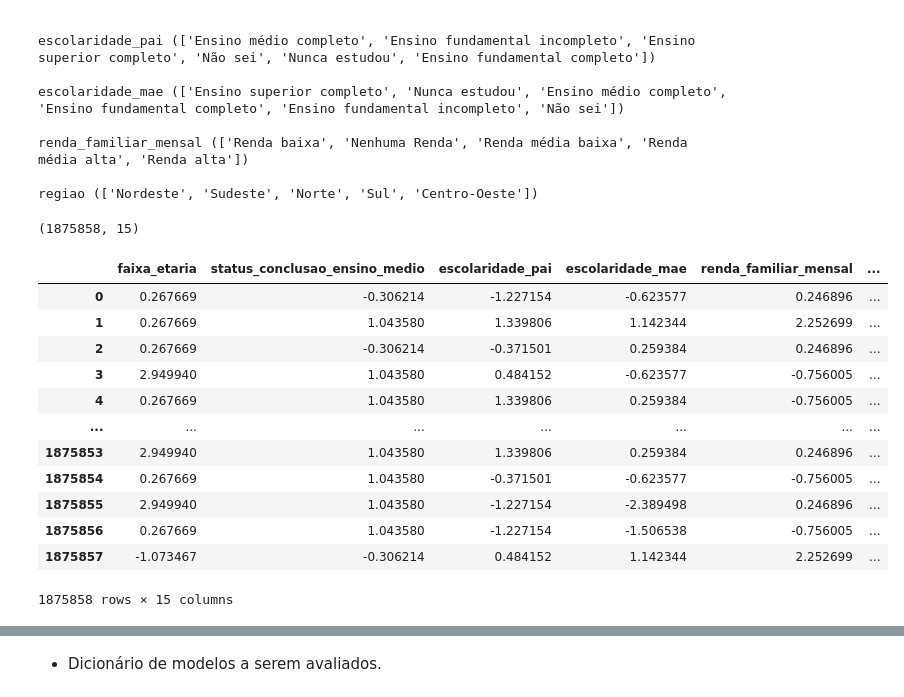
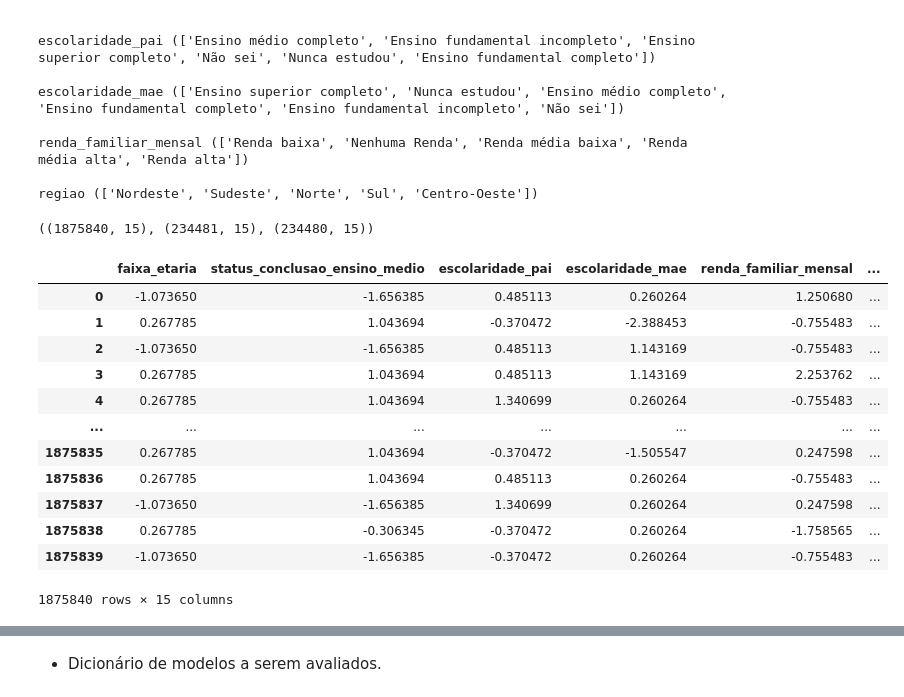
Before and after one commit to allmeidaapedro/Enem-Analysis, a Jupyter notebook: notebooks/3_modelling_desempenho.ipynb, the cells around one changed output, grey strips where cells are left out. Cells and saved outputs as stored; diff of their text form; code cells hidden in the pictures.

Commit message:
Finaliza a modelagem de notas

```diff
--- a/notebooks/3_modelling_desempenho.ipynb
+++ b/notebooks/3_modelling_desempenho.ipynb
@@ -215,0 +222,3 @@ clean_df['regiao'] = clean_df['uf_prova'].apply(define_regions)
+# %%
+clean_df = clean_df.loc[~(clean_df['nota_geral'] == 0)]
+clean_df.shape
@@ -370,6 +384,11 @@ esc_pai_mode = X_train['escolaridade_pai'].mode()[0]
 X_train['escolaridade_mae'] = X_train['escolaridade_mae'].replace(to_replace={'Não sei': esc_mae_mode})
 X_train['escolaridade_pai'] = X_train['escolaridade_pai'].replace(to_replace={'Não sei': esc_pai_mode})
 
+X_val['escolaridade_mae'] = X_val['escolaridade_mae'].replace(to_replace={'Não sei': esc_mae_mode})
+X_val['escolaridade_pai'] = X_val['escolaridade_pai'].replace(to_replace={'Não sei': esc_pai_mode})
+
+X_test['escolaridade_mae'] = X_test['escolaridade_mae'].replace(to_replace={'Não sei': esc_mae_mode})
+X_test['escolaridade_pai'] = X_test['escolaridade_pai'].replace(to_replace={'Não sei': esc_pai_mode})
 
 # Ordinal variables categories orders.
 age_categories_ordered = ['Adolescente (< 18)', 'Jovem adulto (18-24)',
@@ -411,29 +430,34 @@ preprocessor = ColumnTransformer(
     ], remainder='passthrough'
 )
 
+# Fitting to the training data and transforming all data we have - training, validation and test sets.
 X_train_prepared = preprocessor.fit_transform(X_train, y_train)
-X_train_prepared.shape
+X_val_prepared = preprocessor.transform(X_val)
+X_test_prepared = preprocessor.transform(X_test)
+X_train_prepared.shape, X_val_prepared.shape, X_test_prepared.shape
 # %% [output]
-(1875858, 15)
+((1875840, 15), (234481, 15), (234480, 15))
 # %%
 # Obtaining a dataframe of preprocessed data for further interpretation purposes, when analyzing feature importances, for example.
 cols = ['faixa_etaria', 'status_conclusao_ensino_medio', 'escolaridade_pai', 'escolaridade_mae',
         'renda_familiar_mensal', 'centro_oeste', 'nordeste', 'norte', 'sudeste', 'sul', 'sexo',
         'treineiro', 'possui_celular_em_casa', 'possui_computador_em_casa', 'acesso_internet_em_casa']
 X_train_prep_df = pd.DataFrame(X_train_prepared, columns=cols)
+X_val_prep_df = pd.DataFrame(X_val_prepared, columns=cols)
+X_test_prep_df = pd.DataFrame(X_test_prepared, columns=cols)
 X_train_prep_df
 # %% [output]
 |  | faixa_etaria | status_conclusao_ensino_medio | escolaridade_pai | escolaridade_mae | renda_familiar_mensal | ... |
-| 0 | 0.267669 | -0.306214 | -1.227154 | -0.623577 | 0.246896 | ... |
-| 1 | 0.267669 | 1.043580 | 1.339806 | 1.142344 | 2.252699 | ... |
-| 2 | 0.267669 | -0.306214 | -0.371501 | 0.259384 | 0.246896 | ... |
-| 3 | 2.949940 | 1.043580 | 0.484152 | -0.623577 | -0.756005 | ... |
-| 4 | 0.267669 | 1.043580 | 1.339806 | 0.259384 | -0.756005 | ... |
+| 0 | -1.073650 | -1.656385 | 0.485113 | 0.260264 | 1.250680 | ... |
+| 1 | 0.267785 | 1.043694 | -0.370472 | -2.388453 | -0.755483 | ... |
+| 2 | -1.073650 | -1.656385 | 0.485113 | 1.143169 | -0.755483 | ... |
+| 3 | 0.267785 | 1.043694 | 0.485113 | 1.143169 | 2.253762 | ... |
+| 4 | 0.267785 | 1.043694 | 1.340699 | 0.260264 | -0.755483 | ... |
 | ... | ... | ... | ... | ... | ... | ... |
-| 1875853 | 2.949940 | 1.043580 | 1.339806 | 0.259384 | 0.246896 | ... |
-| 1875854 | 0.267669 | 1.043580 | -0.371501 | -0.623577 | -0.756005 | ... |
-| 1875855 | 2.949940 | 1.043580 | -1.227154 | -2.389498 | 0.246896 | ... |
-| 1875856 | 0.267669 | 1.043580 | -1.227154 | -1.506538 | -0.756005 | ... |
-| 1875857 | -1.073467 | -0.306214 | 0.484152 | 1.142344 | 2.252699 | ... |
+| 1875835 | 0.267785 | 1.043694 | -0.370472 | -1.505547 | 0.247598 | ... |
+| 1875836 | 0.267785 | 1.043694 | 0.485113 | 0.260264 | -0.755483 | ... |
+| 1875837 | -1.073650 | -1.656385 | 1.340699 | 0.260264 | 0.247598 | ... |
+| 1875838 | 0.267785 | -0.306345 | -0.370472 | 0.260264 | -1.758565 | ... |
+| 1875839 | -1.073650 | -1.656385 | -0.370472 | 0.260264 | -0.755483 | ... |
-1875858 rows × 15 columns
+1875840 rows × 15 columns
 # %% [markdown]
```
Also changed, not shown: parts of 38 cells of this notebook, 2 other files.
